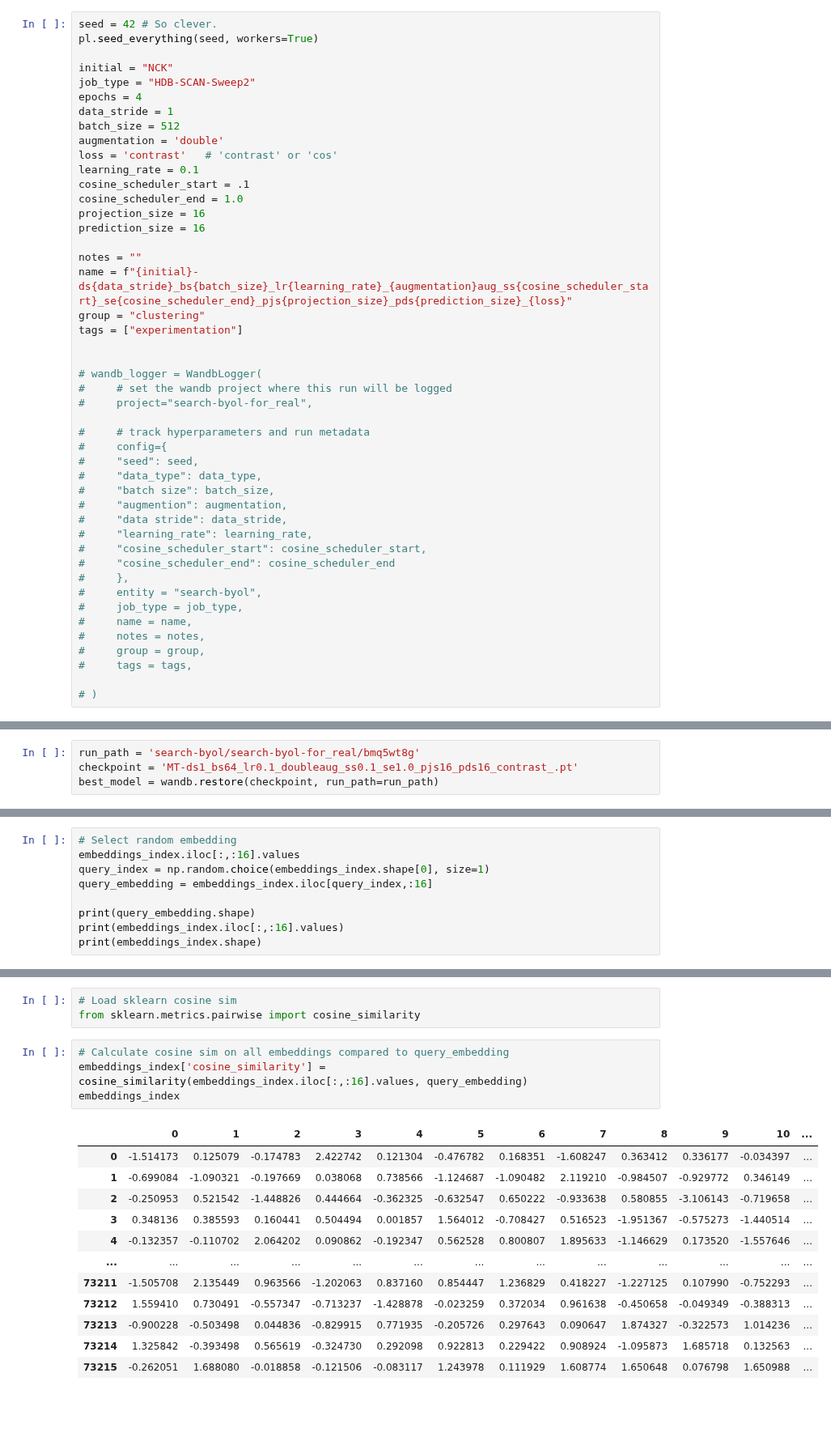
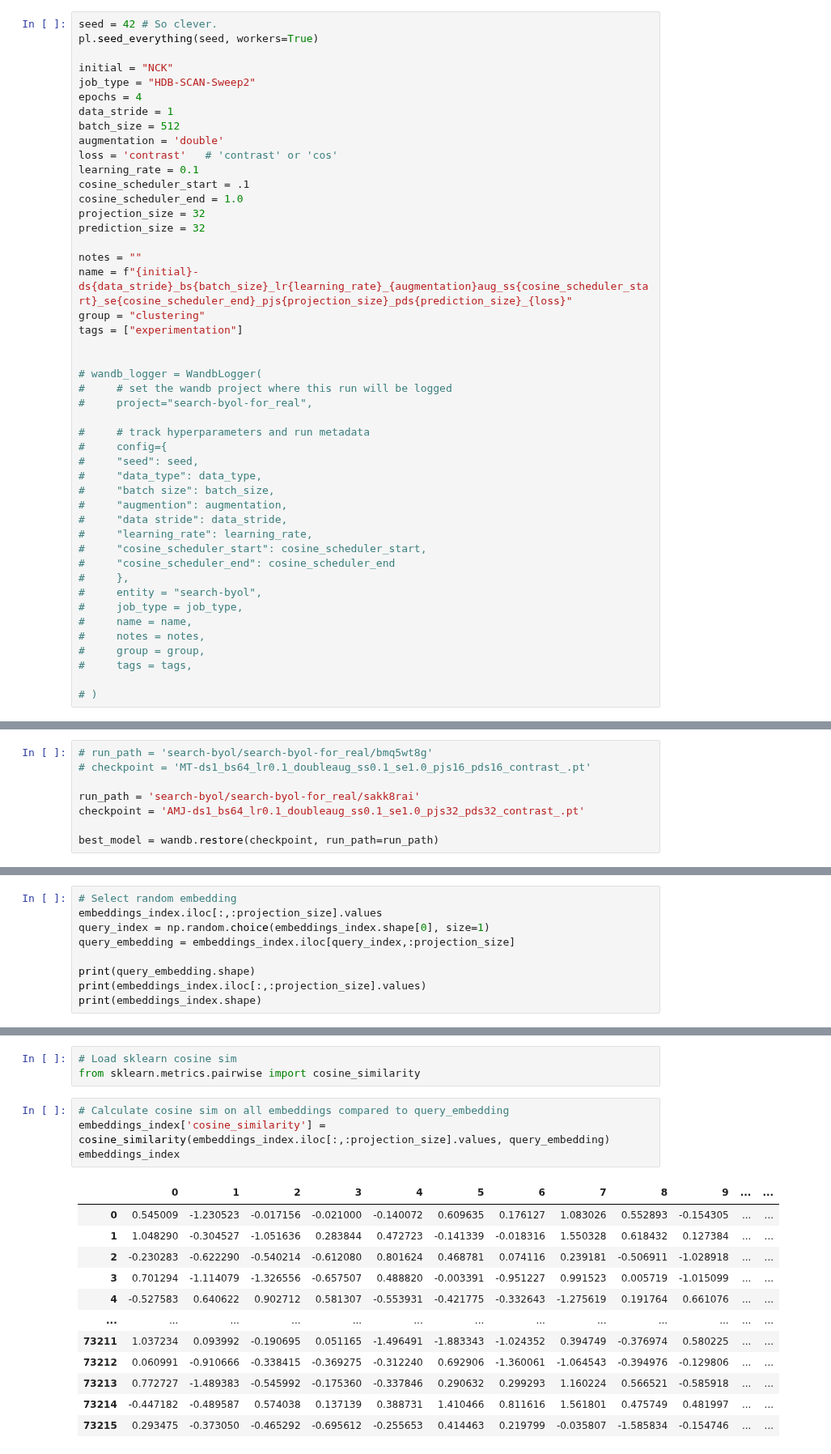
Before and after one commit to hits-sdo/hits-sdo-similaritysearch, a Jupyter notebook: search_byol/byol_index_retrieval_pl.ipynb, the cells around one changed output, grey strips where cells are left out. Shown at 81% size. Drawn from its saved outputs; the diff is of its cells as text; blank space fills up the shorter version.

```diff
--- a/search_byol/byol_index_retrieval_pl.ipynb
+++ b/search_byol/byol_index_retrieval_pl.ipynb
@@ -241,8 +241,8 @@ loss = 'contrast'   # 'contrast' or 'cos'
 learning_rate = 0.1
 cosine_scheduler_start = .1
 cosine_scheduler_end = 1.0
-projection_size = 16
-prediction_size = 16
+projection_size = 32
+prediction_size = 32
 
 notes = ""
 name = f"{initial}-ds{data_stride}_bs{batch_size}_lr{learning_rate}_{augmentation}aug_ss{cosine_scheduler_start}_se{cosine_scheduler_end}_pjs{projection_size}_pds{prediction_size}_{loss}"
@@ -344,8 +344,12 @@ class BYOL(pl.LightningModule):
 # %% [markdown]
 ## Download and load checkpoint
 # %%
-run_path = 'search-byol/search-byol-for_real/bmq5wt8g'
-checkpoint = 'MT-ds1_bs64_lr0.1_doubleaug_ss0.1_se1.0_pjs16_pds16_contrast_.pt'
+# run_path = 'search-byol/search-byol-for_real/bmq5wt8g'
+# checkpoint = 'MT-ds1_bs64_lr0.1_doubleaug_ss0.1_se1.0_pjs16_pds16_contrast_.pt'
+
+run_path = 'search-byol/search-byol-for_real/sakk8rai'
+checkpoint = 'AMJ-ds1_bs64_lr0.1_doubleaug_ss0.1_se1.0_pjs32_pds32_contrast_.pt'
+
 best_model = wandb.restore(checkpoint, run_path=run_path)
 # %%
 model = BYOL(lr=learning_rate, projection_size=projection_size, prediction_size=prediction_size, cosine_scheduler_start=cosine_scheduler_start, cosine_scheduler_end=cosine_scheduler_end, loss=loss)
@@ -421,10 +428,10 @@ embeddings_index.to_csv('MT-ds1_bs64_lr0.1_doubleaug_ss0.1_se1.0_pjs16_pds16_con
 # %%
 # Select random embedding
-embeddings_index.iloc[:,:16].values
+embeddings_index.iloc[:,:projection_size].values
 query_index = np.random.choice(embeddings_index.shape[0], size=1)
-query_embedding = embeddings_index.iloc[query_index,:16]
+query_embedding = embeddings_index.iloc[query_index,:projection_size]
 
 print(query_embedding.shape)
-print(embeddings_index.iloc[:,:16].values)
+print(embeddings_index.iloc[:,:projection_size].values)
 print(embeddings_index.shape)
 # %% [output]
@@ -448,18 +455,18 @@ print(embeddings_index.shape)
 from sklearn.metrics.pairwise import cosine_similarity
 # %%
 # Calculate cosine sim on all embeddings compared to query_embedding
-embeddings_index['cosine_similarity'] = cosine_similarity(embeddings_index.iloc[:,:16].values, query_embedding)
+embeddings_index['cosine_similarity'] = cosine_similarity(embeddings_index.iloc[:,:projection_size].values, query_embedding)
 embeddings_index
 # %% [output]
-|  | 0 | 1 | 2 | 3 | 4 | 5 | 6 | 7 | 8 | 9 | 10 | ... |
-| 0 | -1.514173 | 0.125079 | -0.174783 | 2.422742 | 0.121304 | -0.476782 | 0.168351 | -1.608247 | 0.363412 | 0.336177 | -0.034397 | ... |
-| 1 | -0.699084 | -1.090321 | -0.197669 | 0.038068 | 0.738566 | -1.124687 | -1.090482 | 2.119210 | -0.984507 | -0.929772 | 0.346149 | ... |
-| 2 | -0.250953 | 0.521542 | -1.448826 | 0.444664 | -0.362325 | -0.632547 | 0.650222 | -0.933638 | 0.580855 | -3.106143 | -0.719658 | ... |
-| 3 | 0.348136 | 0.385593 | 0.160441 | 0.504494 | 0.001857 | 1.564012 | -0.708427 | 0.516523 | -1.951367 | -0.575273 | -1.440514 | ... |
-| 4 | -0.132357 | -0.110702 | 2.064202 | 0.090862 | -0.192347 | 0.562528 | 0.800807 | 1.895633 | -1.146629 | 0.173520 | -1.557646 | ... |
+|  | 0 | 1 | 2 | 3 | 4 | 5 | 6 | 7 | 8 | 9 | ... | ... |
+| 0 | 0.545009 | -1.230523 | -0.017156 | -0.021000 | -0.140072 | 0.609635 | 0.176127 | 1.083026 | 0.552893 | -0.154305 | ... | ... |
+| 1 | 1.048290 | -0.304527 | -1.051636 | 0.283844 | 0.472723 | -0.141339 | -0.018316 | 1.550328 | 0.618432 | 0.127384 | ... | ... |
+| 2 | -0.230283 | -0.622290 | -0.540214 | -0.612080 | 0.801624 | 0.468781 | 0.074116 | 0.239181 | -0.506911 | -1.028918 | ... | ... |
+| 3 | 0.701294 | -1.114079 | -1.326556 | -0.657507 | 0.488820 | -0.003391 | -0.951227 | 0.991523 | 0.005719 | -1.015099 | ... | ... |
+| 4 | -0.527583 | 0.640622 | 0.902712 | 0.581307 | -0.553931 | -0.421775 | -0.332643 | -1.275619 | 0.191764 | 0.661076 | ... | ... |
 | ... | ... | ... | ... | ... | ... | ... | ... | ... | ... | ... | ... | ... |
-| 73211 | -1.505708 | 2.135449 | 0.963566 | -1.202063 | 0.837160 | 0.854447 | 1.236829 | 0.418227 | -1.227125 | 0.107990 | -0.752293 | ... |
-| 73212 | 1.559410 | 0.730491 | -0.557347 | -0.713237 | -1.428878 | -0.023259 | 0.372034 | 0.961638 | -0.450658 | -0.049349 | -0.388313 | ... |
-| 73213 | -0.900228 | -0.503498 | 0.044836 | -0.829915 | 0.771935 | -0.205726 | 0.297643 | 0.090647 | 1.874327 | -0.322573 | 1.014236 | ... |
-| 73214 | 1.325842 | -0.393498 | 0.565619 | -0.324730 | 0.292098 | 0.922813 | 0.229422 | 0.908924 | -1.095873 | 1.685718 | 0.132563 | ... |
-| 73215 | -0.262051 | 1.688080 | -0.018858 | -0.121506 | -0.083117 | 1.243978 | 0.111929 | 1.608774 | 1.650648 | 0.076798 | 1.650988 | ... |
+| 73211 | 1.037234 | 0.093992 | -0.190695 | 0.051165 | -1.496491 | -1.883343 | -1.024352 | 0.394749 | -0.376974 | 0.580225 | ... | ... |
+| 73212 | 0.060991 | -0.910666 | -0.338415 | -0.369275 | -0.312240 | 0.692906 | -1.360061 | -1.064543 | -0.394976 | -0.129806 | ... | ... |
+| 73213 | 0.772727 | -1.489383 | -0.545992 | -0.175360 | -0.337846 | 0.290632 | 0.299293 | 1.160224 | 0.566521 | -0.585918 | ... | ... |
+| 73214 | -0.447182 | -0.489587 | 0.574038 | 0.137139 | 0.388731 | 1.410466 | 0.811616 | 1.561801 | 0.475749 | 0.481997 | ... | ... |
+| 73215 | 0.293475 | -0.373050 | -0.465292 | -0.695612 | -0.255653 | 0.414463 | 0.219799 | -0.035807 | -1.585834 | -0.154746 | ... | ... |
```
Also changed, not shown: parts of 9 cells of this notebook.
